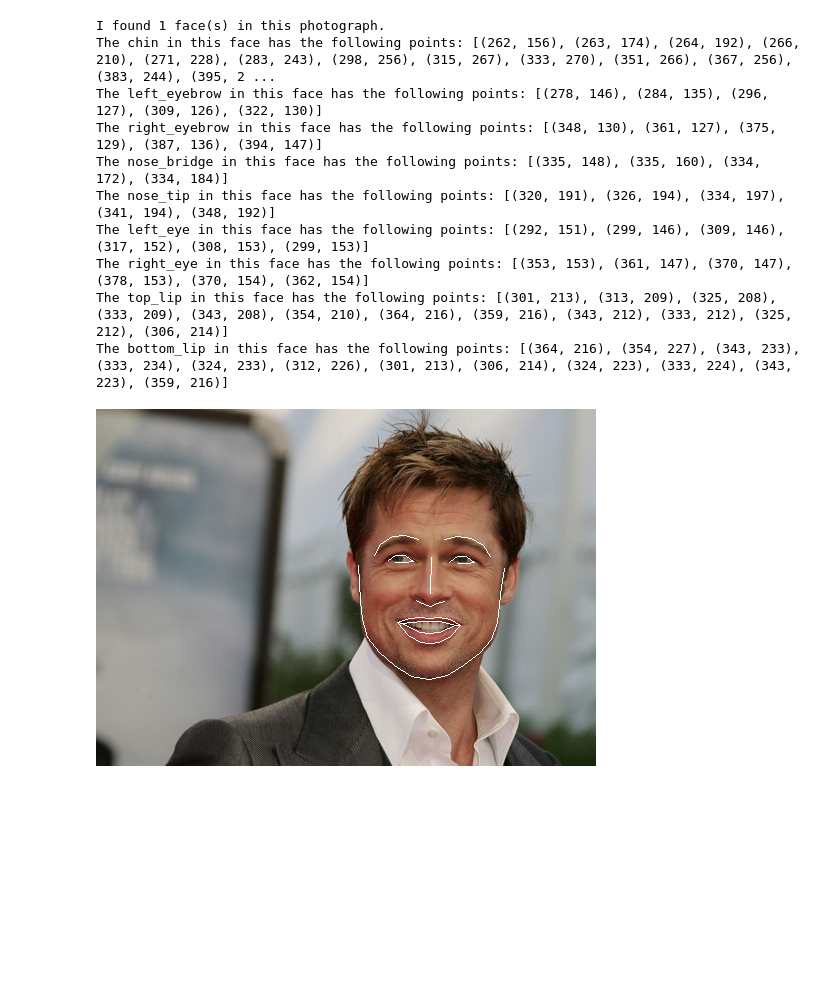
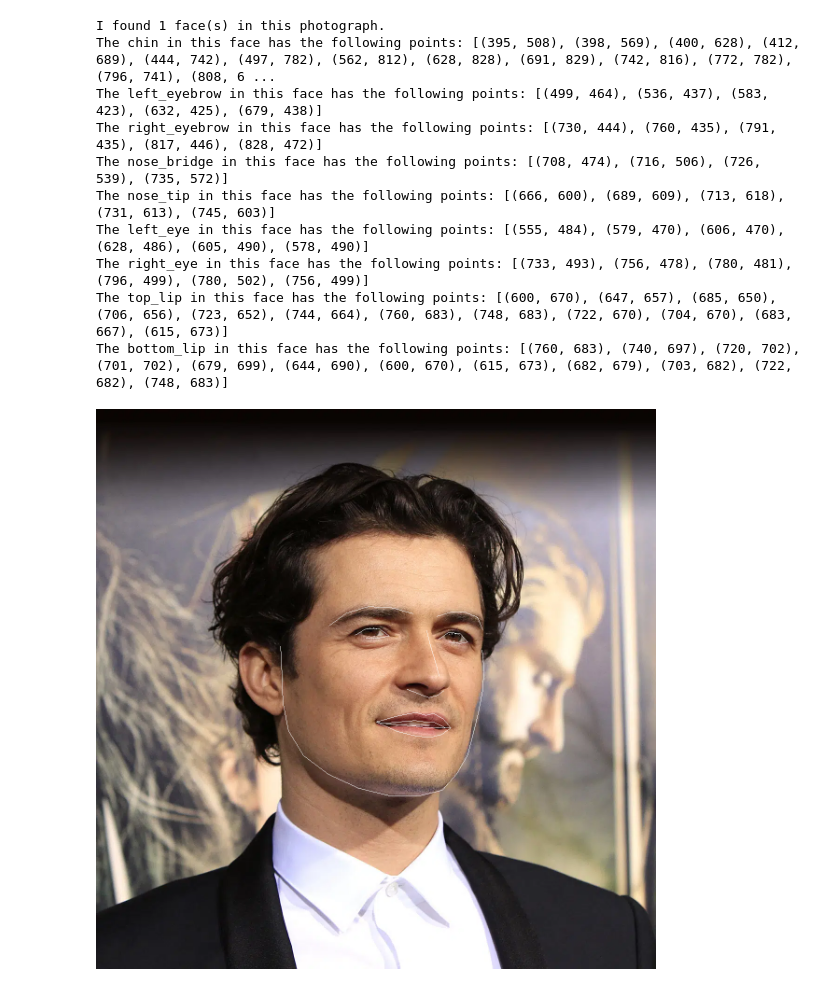
Before and after one commit to jowczar/Politechnika-Lodzka-Przetwarzanie-sygnalow-i-obrazow, a Jupyter notebook: main.ipynb, the cells around one changed output. Saved outputs shown, nothing was run; the diff lists cells and outputs as text; code cells hidden in the pictures; blank space fills up the shorter version.

```diff
--- a/main.ipynb
+++ b/main.ipynb
@@ -8,8 +8,7 @@ import os
 cwd = os.getcwd()
 inputDir = cwd + "/input"
 
-# image = face_recognition.load_image_file(inputDir + "/angelina_jolie/angela.jpg")
-image = face_recognition.load_image_file(inputDir + "/brad_pitt/brad.jpg")
+image = face_recognition.load_image_file(inputDir + "/orlando_bloom/Orlando_Bloom.jpg")
 face_locations = face_recognition.face_locations(image)
 print(face_locations)
 for face_location in face_locations:
@@ -104,14 +198,15 @@ import face_recognition
 
 # Load the jpg file into a numpy array
 # image = face_recognition.load_image_file(inputDir + "/john_cenax.jpg")
+image_to_draw = image3rd
 
 # Find all facial features in all the faces in the image
-face_landmarks_list = face_recognition.face_landmarks(image)
+face_landmarks_list = face_recognition.face_landmarks(image_to_draw)
 
 print("I found {} face(s) in this photograph.".format(len(face_landmarks_list)))
 
 # Create a PIL imagedraw object so we can draw on the picture
-pil_image = Image.fromarray(image)
+pil_image = Image.fromarray(image_to_draw)
 d = ImageDraw.Draw(pil_image)
 
 for face_landmarks in face_landmarks_list:
@@ -137,40 +232,40 @@ display(pil_image)
 #     d.polygon(face_landmarks['left_eyebrow'], fill=(68, 54, 39, 128))
 #     d.polygon(face_landmarks['right_eyebrow'], fill=(68, 54, 39, 128))
 #     d.line(face_landmarks['left_eyebrow'], fill=(68, 54, 39, 150), width=5)
 #     d.line(face_landmarks['right_eyebrow'], fill=(68, 54, 39, 150), width=5)
 
 #     # Gloss the lips
 #     d.polygon(face_landmarks['top_lip'], fill=(150, 0, 0, 128))
 #     d.polygon(face_landmarks['bottom_lip'], fill=(150, 0, 0, 128))
 #     d.line(face_landmarks['top_lip'], fill=(150, 0, 0, 64), width=8)
 #     d.line(face_landmarks['bottom_lip'], fill=(150, 0, 0, 64), width=8)
 
 #     # Sparkle the eyes
 #     d.polygon(face_landmarks['left_eye'], fill=(255, 255, 255, 30))
 #     d.polygon(face_landmarks['right_eye'], fill=(255, 255, 255, 30))
 
 #     # Apply some eyeliner
 #     d.line(face_landmarks['left_eye'] + [face_landmarks['left_eye'][0]], fill=(0, 0, 0, 110), width=6)
 #     d.line(face_landmarks['right_eye'] + [face_landmarks['right_eye'][0]], fill=(0, 0, 0, 110), width=6)
 
 #     display(pil_image)
 
 # for face_location in face_locations:
 #     top, right, bottom, left = face_location
 
 #     face_image = image[top:bottom, left:right]
 #     pil_image = Image.fromarray(face_image)
 #     display(pil_image)
 #
 # %% [output]
 I found 1 face(s) in this photograph.
-The chin in this face has the following points: [(262, 156), (263, 174), (264, 192), (266, 210), (271, 228), (283, 243), (298, 256), (315, 267), (333, 270), (351, 266), (367, 256), (383, 244), (395, 2 ...
-The left_eyebrow in this face has the following points: [(278, 146), (284, 135), (296, 127), (309, 126), (322, 130)]
-The right_eyebrow in this face has the following points: [(348, 130), (361, 127), (375, 129), (387, 136), (394, 147)]
-The nose_bridge in this face has the following points: [(335, 148), (335, 160), (334, 172), (334, 184)]
-The nose_tip in this face has the following points: [(320, 191), (326, 194), (334, 197), (341, 194), (348, 192)]
-The left_eye in this face has the following points: [(292, 151), (299, 146), (309, 146), (317, 152), (308, 153), (299, 153)]
-The right_eye in this face has the following points: [(353, 153), (361, 147), (370, 147), (378, 153), (370, 154), (362, 154)]
-The top_lip in this face has the following points: [(301, 213), (313, 209), (325, 208), (333, 209), (343, 208), (354, 210), (364, 216), (359, 216), (343, 212), (333, 212), (325, 212), (306, 214)]
-The bottom_lip in this face has the following points: [(364, 216), (354, 227), (343, 233), (333, 234), (324, 233), (312, 226), (301, 213), (306, 214), (324, 223), (333, 224), (343, 223), (359, 216)]
+The chin in this face has the following points: [(395, 508), (398, 569), (400, 628), (412, 689), (444, 742), (497, 782), (562, 812), (628, 828), (691, 829), (742, 816), (772, 782), (796, 741), (808, 6 ...
+The left_eyebrow in this face has the following points: [(499, 464), (536, 437), (583, 423), (632, 425), (679, 438)]
+The right_eyebrow in this face has the following points: [(730, 444), (760, 435), (791, 435), (817, 446), (828, 472)]
+The nose_bridge in this face has the following points: [(708, 474), (716, 506), (726, 539), (735, 572)]
+The nose_tip in this face has the following points: [(666, 600), (689, 609), (713, 618), (731, 613), (745, 603)]
+The left_eye in this face has the following points: [(555, 484), (579, 470), (606, 470), (628, 486), (605, 490), (578, 490)]
+The right_eye in this face has the following points: [(733, 493), (756, 478), (780, 481), (796, 499), (780, 502), (756, 499)]
+The top_lip in this face has the following points: [(600, 670), (647, 657), (685, 650), (706, 656), (723, 652), (744, 664), (760, 683), (748, 683), (722, 670), (704, 670), (683, 667), (615, 673)]
+The bottom_lip in this face has the following points: [(760, 683), (740, 697), (720, 702), (701, 702), (679, 699), (644, 690), (600, 670), (615, 673), (682, 679), (703, 682), (722, 682), (748, 683)]
-[figure, old version]
+[figure, new version]
```
Also changed, not shown: parts of 4 cells of this notebook, 4 other files.
